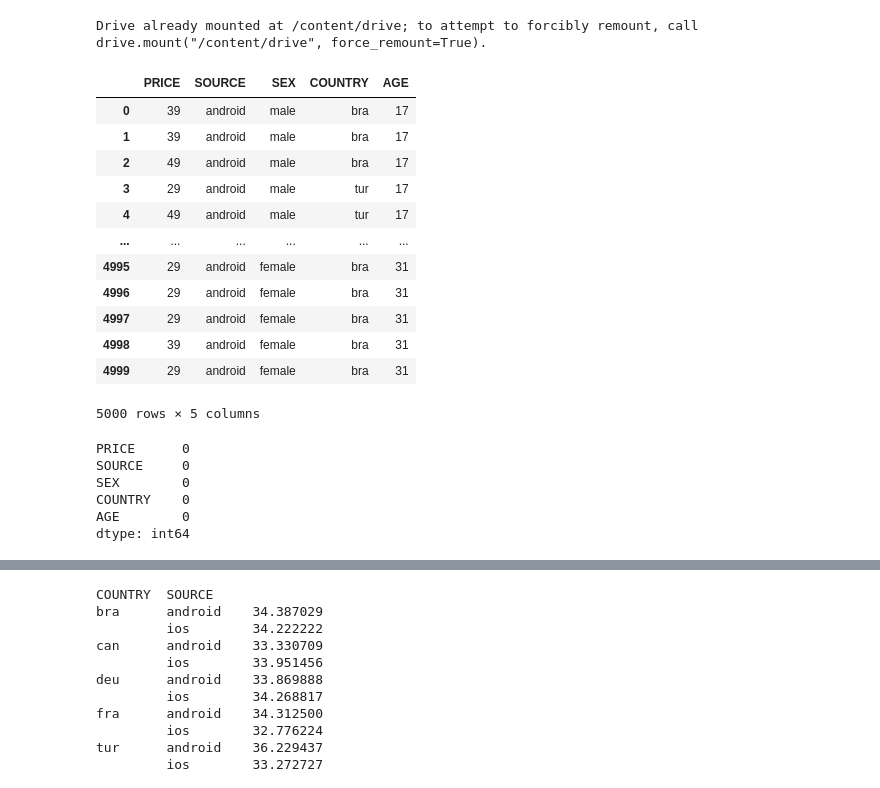
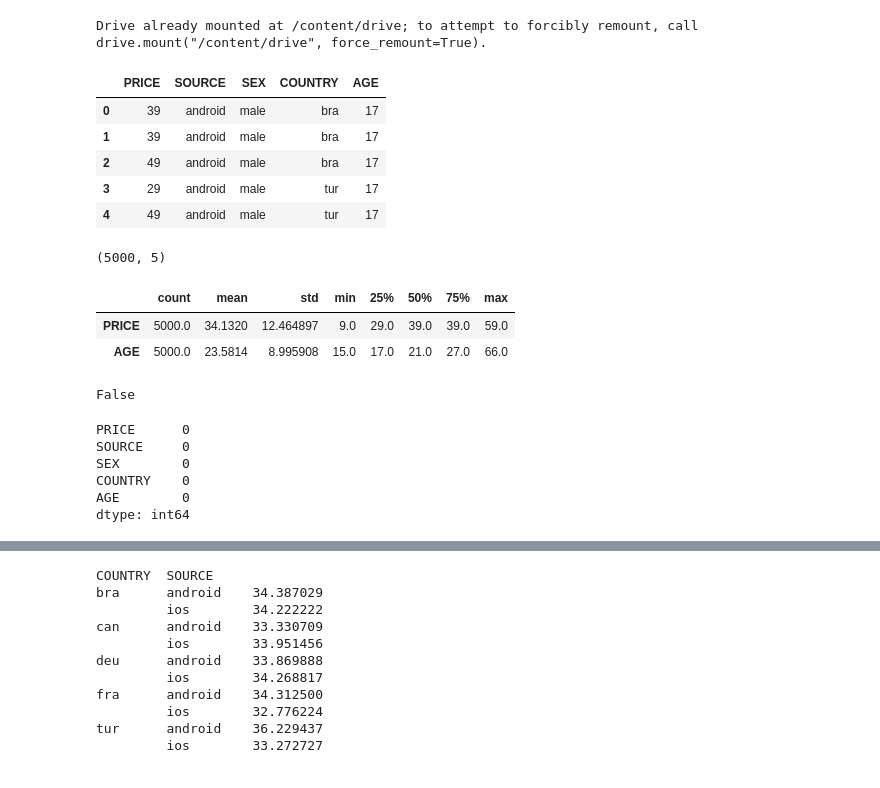
Before and after one commit to 1911521010UlfatmiHanifa/Kelompok7-APM, a Jupyter notebook: rule_based.ipynb, the cells around one changed output, grey strips where cells are left out. Drawn from its saved outputs; the diff is of its cells as text; code cells hidden in the pictures.

```diff
--- a/rule_based.ipynb
+++ b/rule_based.ipynb
@@ -11,35 +11,38 @@ import pandas as pd
 # %%
 # Reading persona.csv as pandas DataFrame
 df = pd.read_csv('drive/MyDrive/APM/persona.csv')
-df
+df.head() # Returns the first 5 rows for quickly checking data
 # %% [output]
 |  | PRICE | SOURCE | SEX | COUNTRY | AGE |
 | 0 | 39 | android | male | bra | 17 |
 | 1 | 39 | android | male | bra | 17 |
 | 2 | 49 | android | male | bra | 17 |
 | 3 | 29 | android | male | tur | 17 |
 | 4 | 49 | android | male | tur | 17 |
-| ... | ... | ... | ... | ... | ... |
-| 4995 | 29 | android | female | bra | 31 |
-| 4996 | 29 | android | female | bra | 31 |
-| 4997 | 29 | android | female | bra | 31 |
-| 4998 | 39 | android | female | bra | 31 |
-| 4999 | 29 | android | female | bra | 31 |
-5000 rows × 5 columns
-# %%
-# Analyze descriptive statistics
-df.head() # Returns the first 5 rows for quickly checking data
-df.shape  # Returns a dimensionality of the DataFrame
-df.describe().T # Generates descriptive statistic
-df.isnull().values.any() # Returns any value is missing in DataFrame
-df.isnull().sum() #  Returns how many missing values exist in the DataFrame
-# %% [output]
-PRICE      0
-SOURCE     0
-SEX        0
-COUNTRY    0
-AGE        0
-dtype: int64
+# %%
+# Analyze descriptive statistics
+df.shape  # Returns a dimensionality of the DataFrame
+# %% [output]
+(5000, 5)
+# %%
+df.describe().T # Generates descriptive statistic
+# %% [output]
+|  | count | mean | std | min | 25% | 50% | 75% | max |
+| PRICE | 5000.0 | 34.1320 | 12.464897 | 9.0 | 29.0 | 39.0 | 39.0 | 59.0 |
+| AGE | 5000.0 | 23.5814 | 8.995908 | 15.0 | 17.0 | 21.0 | 27.0 | 66.0 |
+# %%
+df.isnull().values.any() # Returns any value is missing in DataFrame
+# %% [output]
+False
+# %%
+df.isnull().sum() #  Returns how many missing values exist in the DataFrame
+# %% [output]
+PRICE      0
+SOURCE     0
+SEX        0
+COUNTRY    0
+AGE        0
+dtype: int64
 # %%
 # Number of unique <SOURCE>
 df["SOURCE"].nunique() # Count number of distinct SOURCE elements
```
Also changed, not shown: parts of 5 cells of this notebook.
